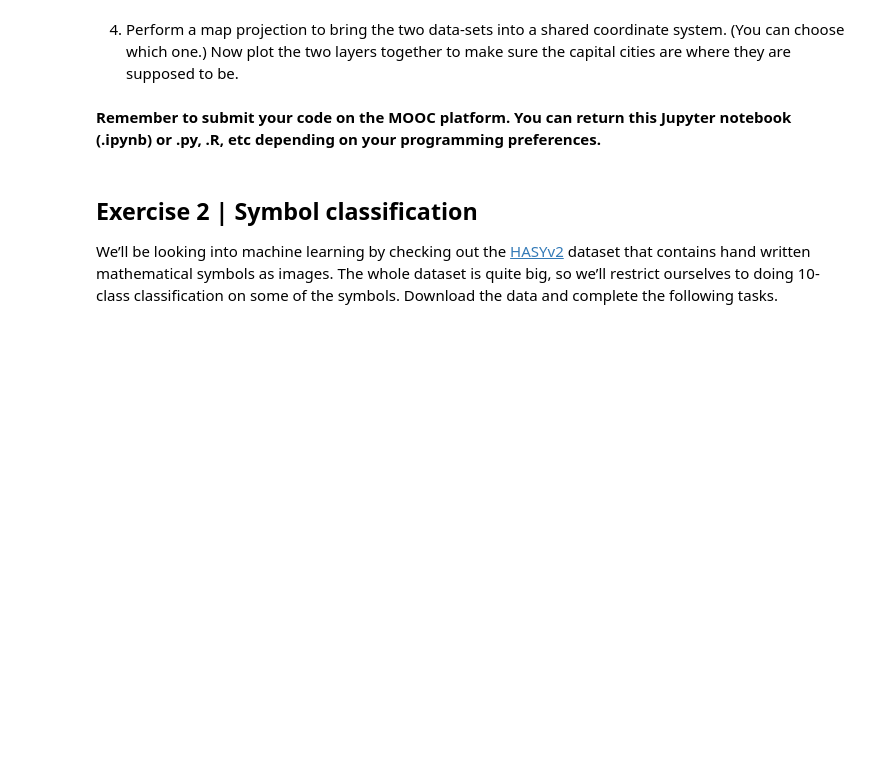
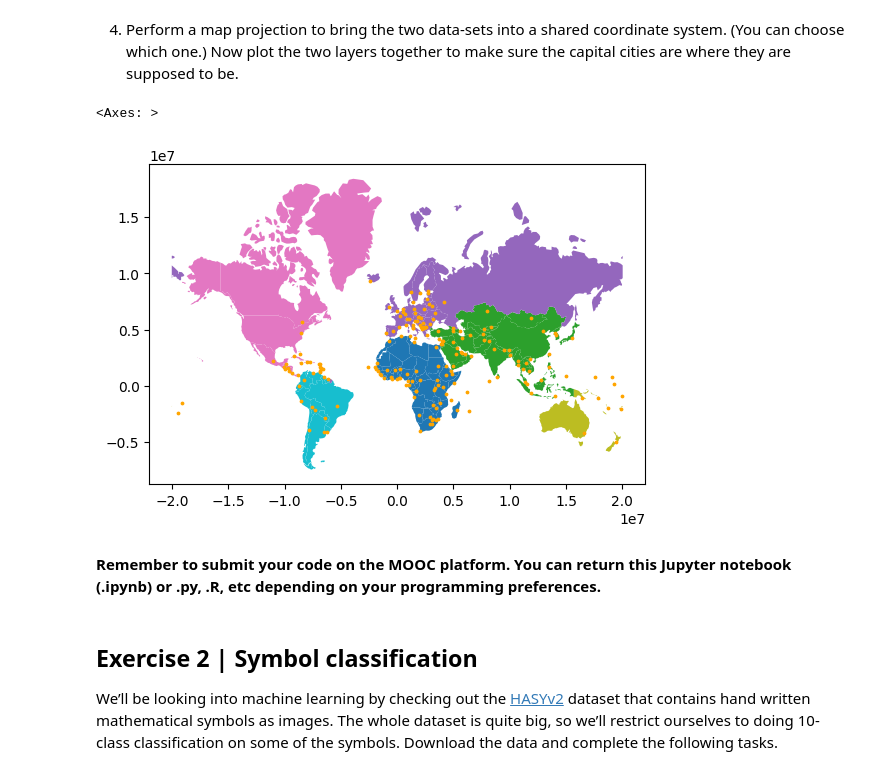
Before and after one commit to akirataguchi115/ids, a Jupyter notebook: week3.ipynb, the cells around one changed output. Cells and saved outputs as stored; diff of their text form; code cells hidden in the pictures; blank space fills up the shorter version.

```diff
--- a/week3.ipynb
+++ b/week3.ipynb
@@ -46,3 +37,10 @@ gdf
+# %%
+ax = gdf1.plot("continent")
+gdf2_converted = gdf2.to_crs(gdf1.crs)
+gdf2_converted.plot(ax=ax, color="orange", markersize=3)
+# %% [output]
+<Axes: >
+[figure, added]
 # %% [markdown]
 **Remember to submit your code on the MOOC platform. You can return this Jupyter notebook (.ipynb) or .py, .R, etc depending on your programming preferences.**
 # %% [markdown]
```
Also changed, not shown: parts of 7 cells of this notebook, 1 other file.
